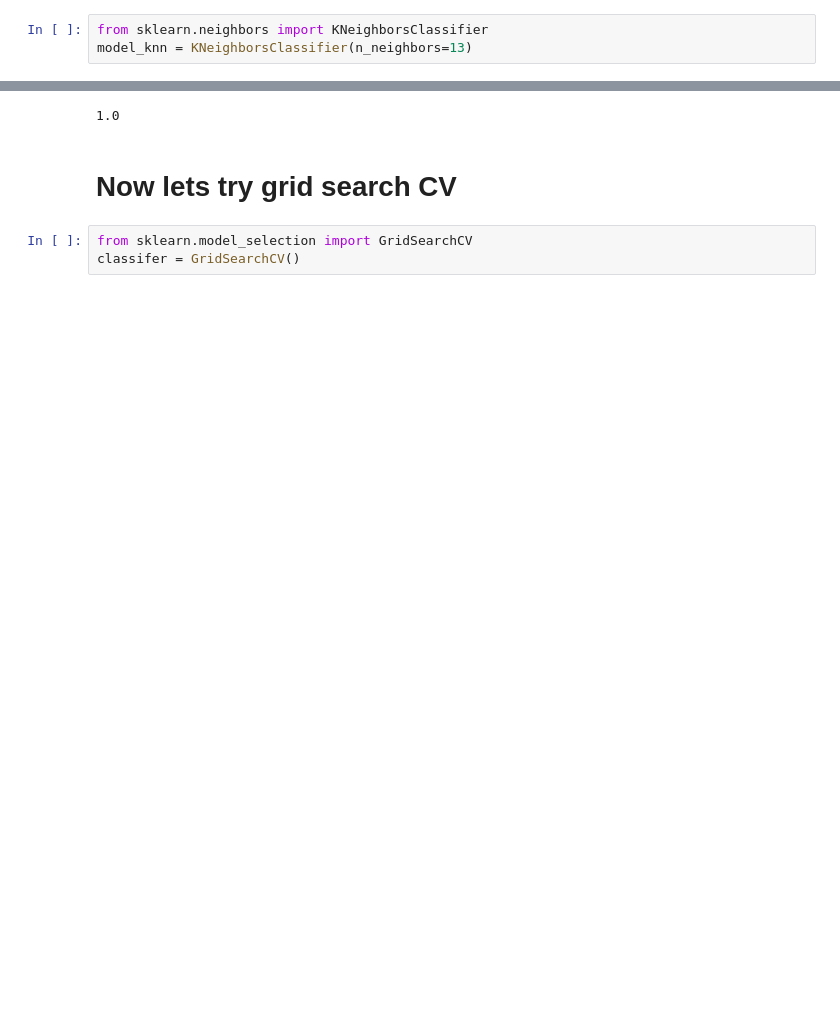
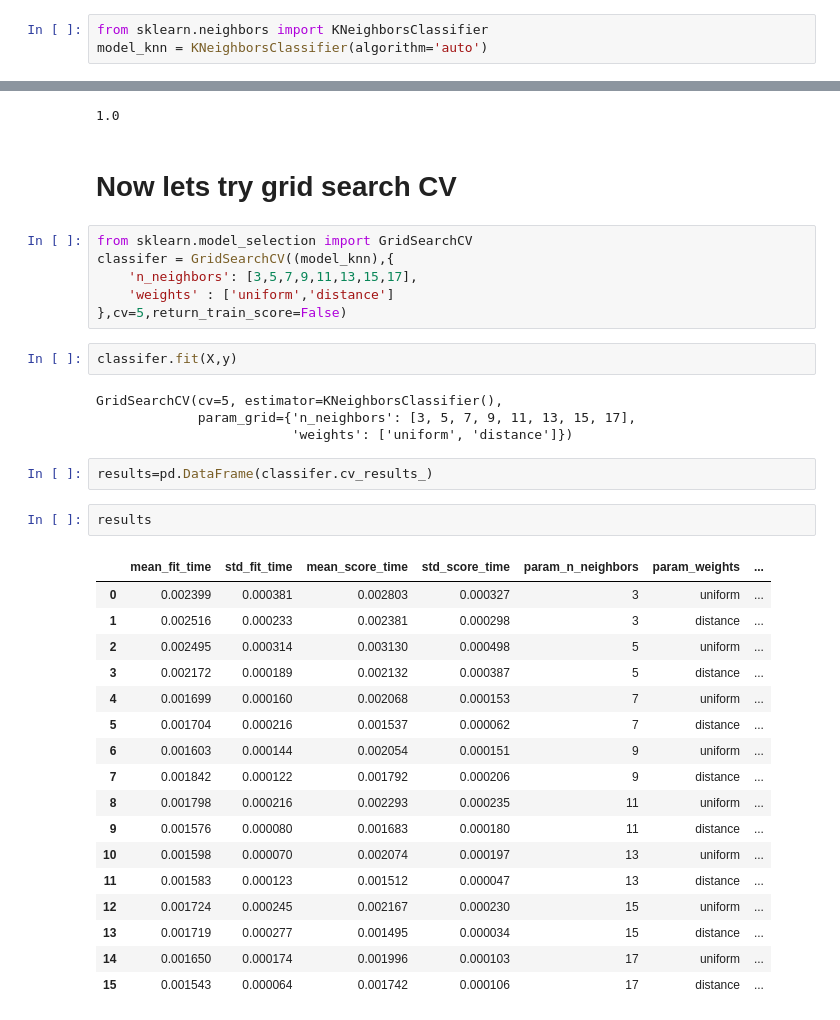
Before and after one commit to iamahnaf/Data-Science-Practice, a Jupyter notebook: GridSearchCV.ipynb, the cells around one changed output, grey strips where cells are left out. Drawn from its saved outputs; the diff is of its cells as text; blank space fills up the shorter version.

Commit message:
gridSearch

```diff
--- a/GridSearchCV.ipynb
+++ b/GridSearchCV.ipynb
@@ -29,7 +29,7 @@ X_train, X_test, y_train, y_test = train_test_split(
     X, y, test_size=0.33, random_state=42)
 # %%
 from sklearn.neighbors import KNeighborsClassifier
-model_knn = KNeighborsClassifier(n_neighbors=13)
+model_knn = KNeighborsClassifier(algorithm='auto')
 # %%
 model_knn.fit(X_train,y_train)
 model_knn.score(X_test,y_test)
@@ -46,4 +46,35 @@ model_svm.score(X_test,y_test)
 # Now lets try grid search CV
 # %%
 from sklearn.model_selection import GridSearchCV
-classifer = GridSearchCV()
+classifer = GridSearchCV((model_knn),{
+    'n_neighbors': [3,5,7,9,11,13,15,17],
+    'weights' : ['uniform','distance']
+},cv=5,return_train_score=False)
+# %%
+classifer.fit(X,y)
+# %% [output]
+GridSearchCV(cv=5, estimator=KNeighborsClassifier(),
+             param_grid={'n_neighbors': [3, 5, 7, 9, 11, 13, 15, 17],
+                         'weights': ['uniform', 'distance']})
+# %%
+results=pd.DataFrame(classifer.cv_results_)
+# %%
+results
+# %% [output]
+|  | mean_fit_time | std_fit_time | mean_score_time | std_score_time | param_n_neighbors | param_weights | ... |
+| 0 | 0.002399 | 0.000381 | 0.002803 | 0.000327 | 3 | uniform | ... |
+| 1 | 0.002516 | 0.000233 | 0.002381 | 0.000298 | 3 | distance | ... |
+| 2 | 0.002495 | 0.000314 | 0.003130 | 0.000498 | 5 | uniform | ... |
+| 3 | 0.002172 | 0.000189 | 0.002132 | 0.000387 | 5 | distance | ... |
+| 4 | 0.001699 | 0.000160 | 0.002068 | 0.000153 | 7 | uniform | ... |
+| 5 | 0.001704 | 0.000216 | 0.001537 | 0.000062 | 7 | distance | ... |
+| 6 | 0.001603 | 0.000144 | 0.002054 | 0.000151 | 9 | uniform | ... |
+| 7 | 0.001842 | 0.000122 | 0.001792 | 0.000206 | 9 | distance | ... |
+| 8 | 0.001798 | 0.000216 | 0.002293 | 0.000235 | 11 | uniform | ... |
+| 9 | 0.001576 | 0.000080 | 0.001683 | 0.000180 | 11 | distance | ... |
+| 10 | 0.001598 | 0.000070 | 0.002074 | 0.000197 | 13 | uniform | ... |
+| 11 | 0.001583 | 0.000123 | 0.001512 | 0.000047 | 13 | distance | ... |
+| 12 | 0.001724 | 0.000245 | 0.002167 | 0.000230 | 15 | uniform | ... |
+| 13 | 0.001719 | 0.000277 | 0.001495 | 0.000034 | 15 | distance | ... |
+| 14 | 0.001650 | 0.000174 | 0.001996 | 0.000103 | 17 | uniform | ... |
+| 15 | 0.001543 | 0.000064 | 0.001742 | 0.000106 | 17 | distance | ... |
```
Also changed, not shown: parts of 4 cells of this notebook.
